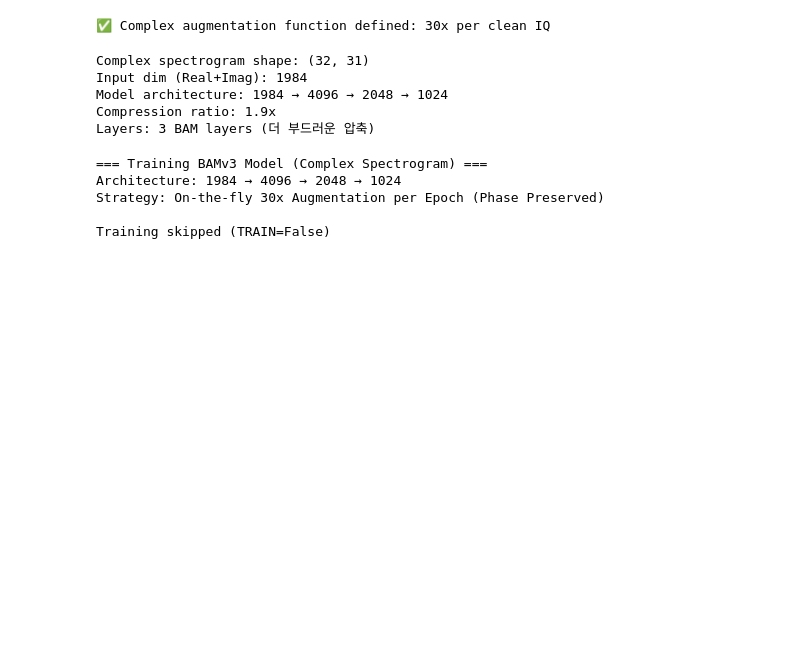
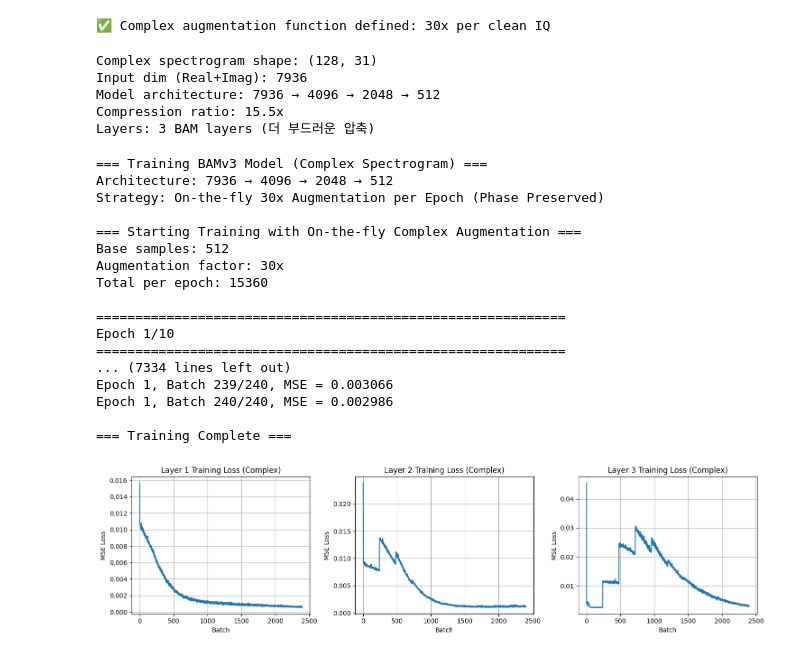
Before and after one commit to gwon9906/LoRa-bam-reconstruction, a Jupyter notebook: Model-experiment-v3-3/training_FIXED.ipynb, the cells around one changed output. Saved outputs shown, nothing was run; the diff lists cells and outputs as text; code cells hidden in the pictures; blank space fills up the shorter version.

```diff
--- a/Model-experiment-v3-3/training_FIXED.ipynb
+++ b/Model-experiment-v3-3/training_FIXED.ipynb
@@ -237,7 +237,7 @@ test_spec_flat, test_params = generate_complex_spectrogram(X_clean_iq[0], fs, bw
 input_dim = test_spec_flat.shape[0]  # Real + Imag 통합 (2배)
 
 # 점진적 압축: 7936 → 4096 → 3072 → 2048
-layers = [input_dim, 4096, 2048, 1024]
+layers = [input_dim, 4096, 2048, 512]
 
 print(f"Complex spectrogram shape: {test_params['shape']}")
 print(f"Input dim (Real+Imag): {input_dim}")
@@ -245,10 +245,10 @@ print(f"Model architecture: {' → '.join(map(str, layers))}")
 print(f"Compression ratio: {input_dim / layers[-1]:.1f}x")
 print(f"Layers: {len(layers)-1} BAM layers (더 부드러운 압축)")
 # %% [output]
-Complex spectrogram shape: (32, 31)
-Input dim (Real+Imag): 1984
-Model architecture: 1984 → 4096 → 2048 → 1024
-Compression ratio: 1.9x
+Complex spectrogram shape: (128, 31)
+Input dim (Real+Imag): 7936
+Model architecture: 7936 → 4096 → 2048 → 512
+Compression ratio: 15.5x
 Layers: 3 BAM layers (더 부드러운 압축)
 # %%
 ########################################
@@ -263,7 +263,7 @@ print(f"Strategy: On-the-fly 30x Augmentation per Epoch (Phase Preserved)")
 model = MultiBAMv3(layers_dims=layers, eta=5e-4)
 
 # 학습 플래그
-TRAIN = False  # 테스트 전에는 False
+TRAIN = True # 테스트 전에는 False
 
 if TRAIN:
     print("\n=== Starting Training with On-the-fly Complex Augmentation ===")
@@ -272,7 +272,7 @@ if TRAIN:
     print(f"Total per epoch: {len(X_clean_iq) * AUGMENT_FACTOR}")
 
     # 학습 파라미터
-    num_epochs = 20
+    num_epochs = 10
     batch_size = 64
 
     all_layer_losses = [[] for _ in range(len(layers)-1)]
@@ -288,35 +288,48 @@ if TRAIN:
 
         # 1 epoch만 학습 (이미 증강된 데이터로)
         layer_losses = model.train(X_augmented, num_epochs=1, batch_size=batch_size)
 
         # Loss 기록
         for i, losses in enumerate(layer_losses):
             all_layer_losses[i].extend(losses)
 
     print("\n=== Training Complete ===")
 
     # Loss 플롯 (각 layer별)
     fig, axes = plt.subplots(1, len(all_layer_losses), figsize=(15, 4))
     if len(all_layer_losses) == 1:
         axes = [axes]
 
     for i, losses in enumerate(all_layer_losses):
         axes[i].plot(losses)
         axes[i].set_xlabel('Batch')
         axes[i].set_ylabel('MSE Loss')
         axes[i].set_title(f'Layer {i+1} Training Loss (Complex)')
         axes[i].grid(True)
 
     plt.tight_layout()
     plt.show()
 else:
     print("\nTraining skipped (TRAIN=False)")
 # %% [output]
 === Training BAMv3 Model (Complex Spectrogram) ===
-Architecture: 1984 → 4096 → 2048 → 1024
+Architecture: 7936 → 4096 → 2048 → 512
 Strategy: On-the-fly 30x Augmentation per Epoch (Phase Preserved)
 
-Training skipped (TRAIN=False)
+=== Starting Training with On-the-fly Complex Augmentation ===
+Base samples: 512
+Augmentation factor: 30x
+Total per epoch: 15360
+
+============================================================
+Epoch 1/10
+============================================================
+... (7334 lines left out)
+Epoch 1, Batch 239/240, MSE = 0.003066
+Epoch 1, Batch 240/240, MSE = 0.002986
+
+=== Training Complete ===
+[figure, added]
 # %%
 ########################################
 ##  5. 모델 저장                     ##
```
Also changed, not shown: parts of 7 cells of this notebook, 1 other file.
